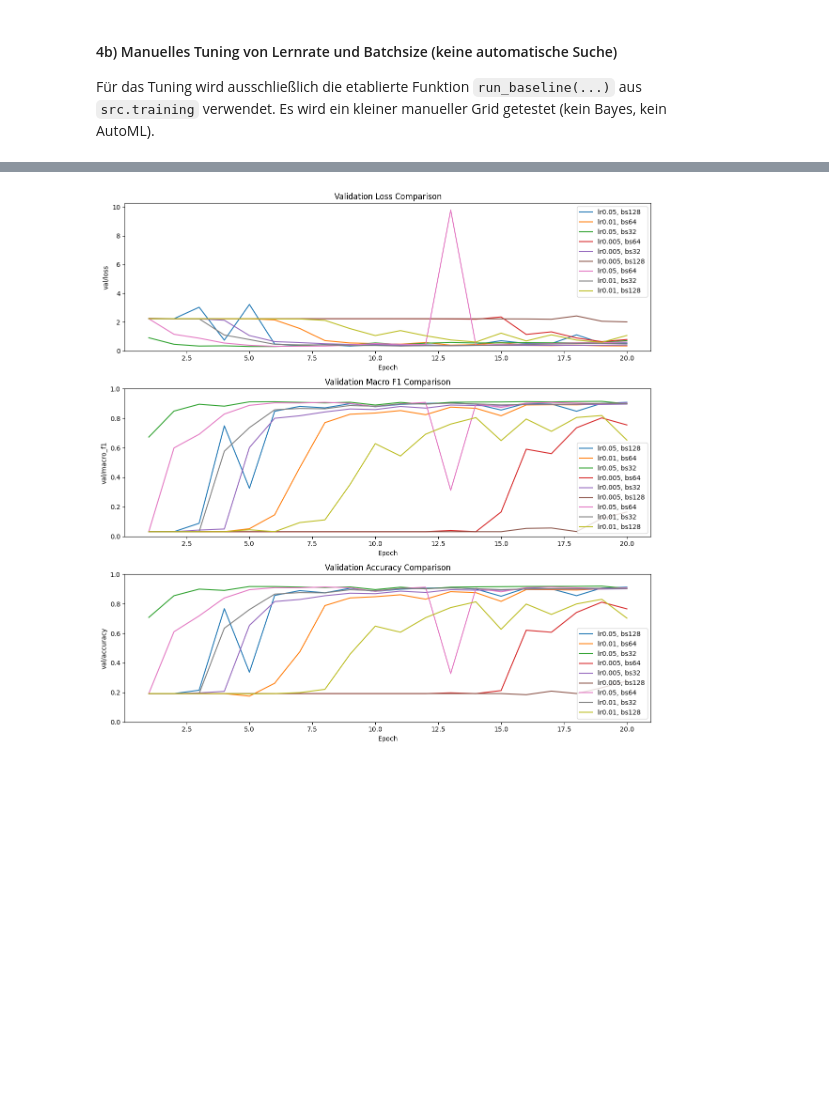
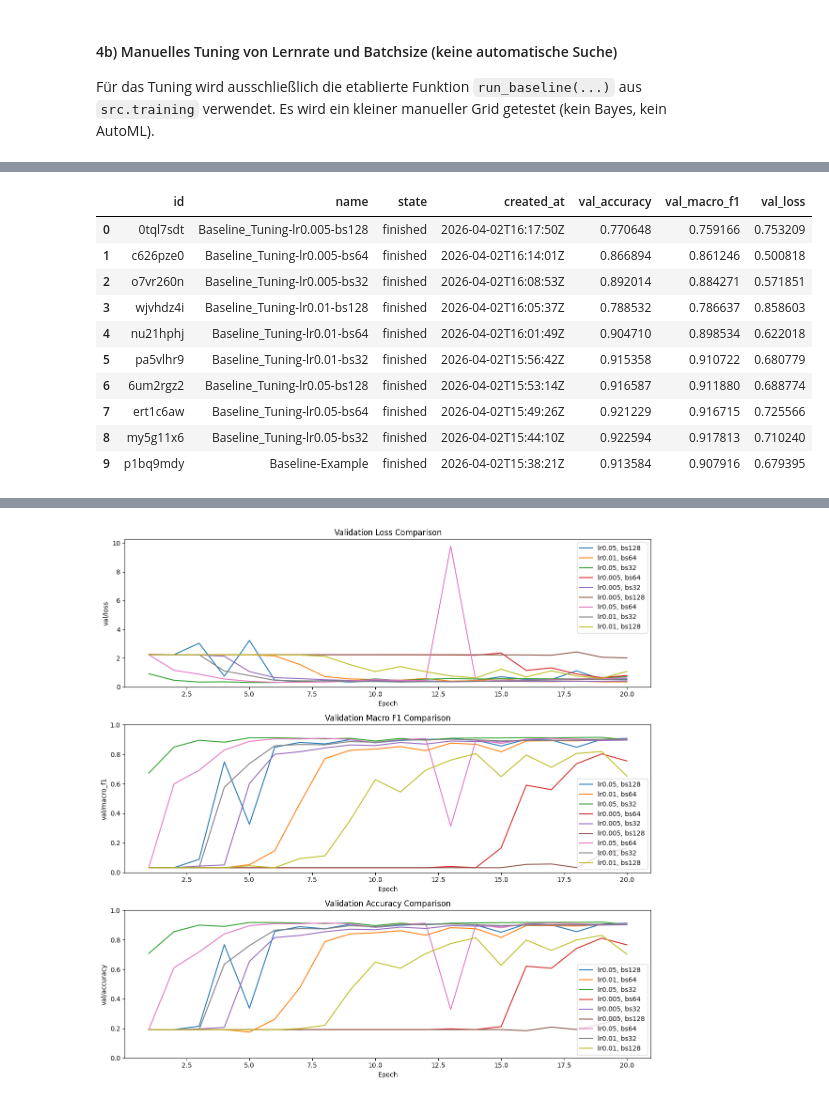
Before and after one commit to HorusXIV/DEL, a Jupyter notebook: notebooks/del_report.ipynb, the cells around one changed output, grey strips where cells are left out. Saved outputs shown, nothing was run; the diff lists cells and outputs as text; code cells hidden in the pictures; blank space fills up the shorter version.

```diff
--- a/notebooks/del_report.ipynb
+++ b/notebooks/del_report.ipynb
@@ -430,4 +534,18 @@ for lr, bs in itertools.product(learning_rates, batch_sizes):
 # %%
 tuning_runs_list = pd.DataFrame(wandb_runs.runs_overview())
+# %%
+tuning_runs_list
+# %% [output]
+|  | id | name | state | created_at | val_accuracy | val_macro_f1 | val_loss |
+| 0 | 0tql7sdt | Baseline_Tuning-lr0.005-bs128 | finished | 2026-04-02T16:17:50Z | 0.770648 | 0.759166 | 0.753209 |
+| 1 | c626pze0 | Baseline_Tuning-lr0.005-bs64 | finished | 2026-04-02T16:14:01Z | 0.866894 | 0.861246 | 0.500818 |
+| 2 | o7vr260n | Baseline_Tuning-lr0.005-bs32 | finished | 2026-04-02T16:08:53Z | 0.892014 | 0.884271 | 0.571851 |
+| 3 | wjvhdz4i | Baseline_Tuning-lr0.01-bs128 | finished | 2026-04-02T16:05:37Z | 0.788532 | 0.786637 | 0.858603 |
+| 4 | nu21hphj | Baseline_Tuning-lr0.01-bs64 | finished | 2026-04-02T16:01:49Z | 0.904710 | 0.898534 | 0.622018 |
+| 5 | pa5vlhr9 | Baseline_Tuning-lr0.01-bs32 | finished | 2026-04-02T15:56:42Z | 0.915358 | 0.910722 | 0.680779 |
+| 6 | 6um2rgz2 | Baseline_Tuning-lr0.05-bs128 | finished | 2026-04-02T15:53:14Z | 0.916587 | 0.911880 | 0.688774 |
+| 7 | ert1c6aw | Baseline_Tuning-lr0.05-bs64 | finished | 2026-04-02T15:49:26Z | 0.921229 | 0.916715 | 0.725566 |
+| 8 | my5g11x6 | Baseline_Tuning-lr0.05-bs32 | finished | 2026-04-02T15:44:10Z | 0.922594 | 0.917813 | 0.710240 |
+| 9 | p1bq9mdy | Baseline-Example | finished | 2026-04-02T15:38:21Z | 0.913584 | 0.907916 | 0.679395 |
 # %%
 tuning_results = []
```
Also changed, not shown: parts of 58 cells of this notebook.
